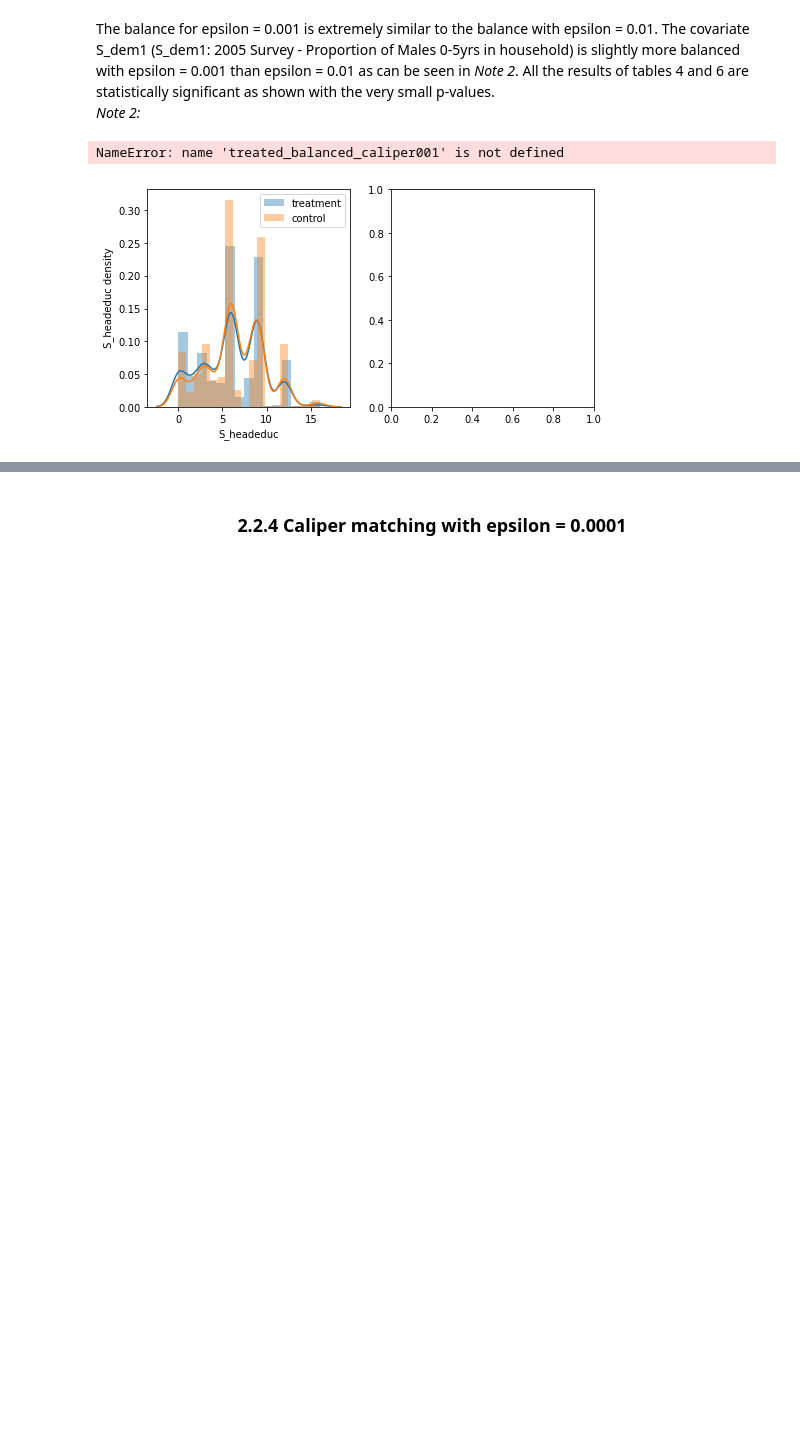
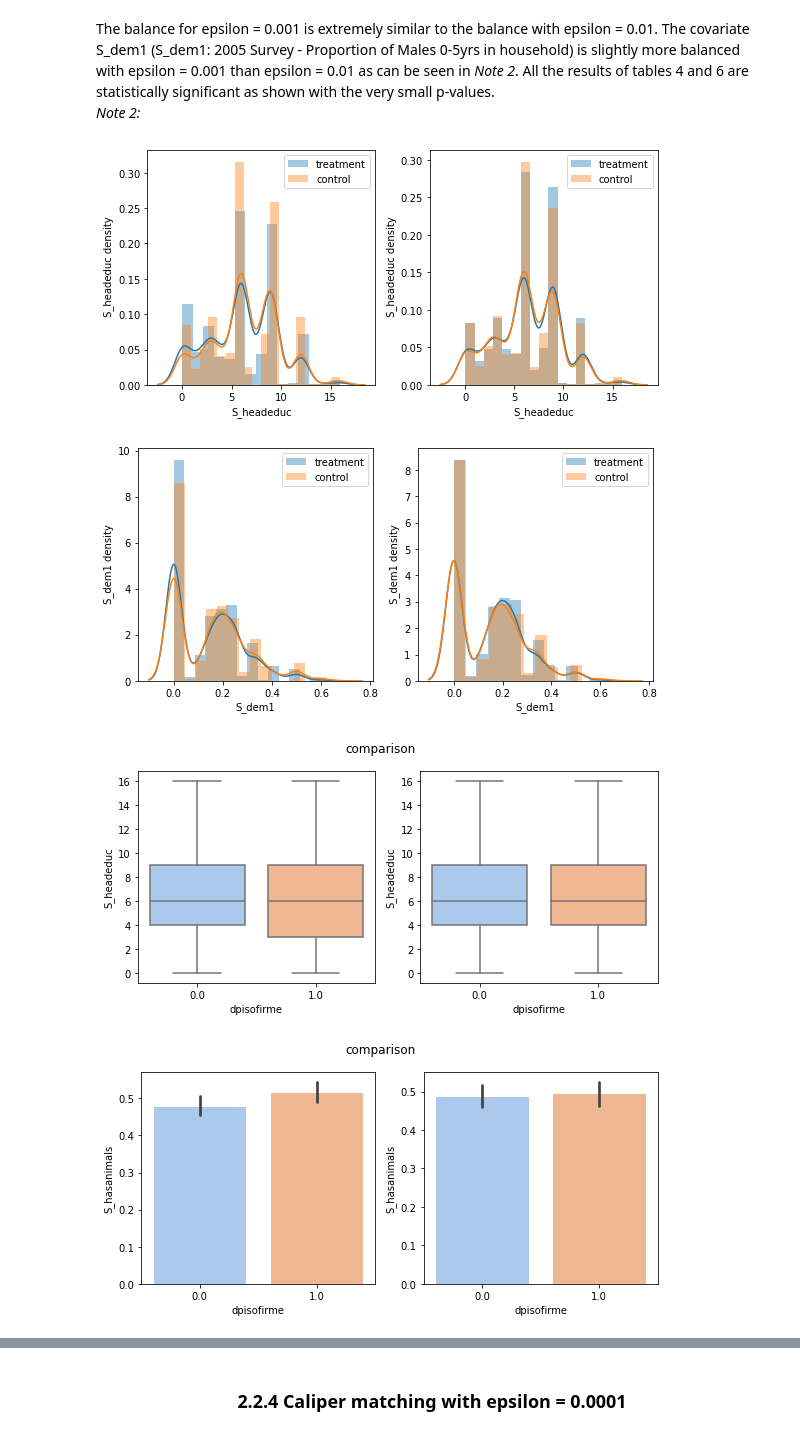
Before and after one commit to epfl-ada/ada-2020-project-milestone-p3-p3_bebibrus, a Jupyter notebook: notebook.ipynb, the cells around one changed output, grey strips where cells are left out. Drawn from its saved outputs; the diff is of its cells as text; code cells hidden in the pictures; blank space fills up the shorter version.

```diff
--- a/notebook.ipynb
+++ b/notebook.ipynb
@@ -719,51 +761,53 @@ sns.distplot(treated_balanced_caliper001["S_headeduc"].dropna(), ax=axes[1], lab
 sns.distplot(control_balanced_caliper001["S_headeduc"].dropna(), ax=axes[1], label="control")
 axes[1].set(xlabel="S_headeduc", ylabel=" S_headeduc density")
 axes[1].legend()
+fig1.tight_layout()
 
 
-fig2, axes = plt.subplots(1,3, figsize=(8,4))
+fig2, axes = plt.subplots(1,2, figsize=(8,4))
 sns.distplot(treated["S_dem1"].dropna(), ax=axes[0], label="treatment")
 sns.distplot(control["S_dem1"].dropna(), ax=axes[0], label="control")
 axes[0].set(xlabel="S_dem1", ylabel=" S_dem1 density")
 axes[0].legend()
-sns.distplot(treated_balanced_caliper01["S_dem1"].dropna(), ax=axes[1], label="treatment")
-sns.distplot(control_balanced_caliper01["S_dem1"].dropna(), ax=axes[1], label="control")
+sns.distplot(treated_balanced_caliper001["S_dem1"].dropna(), ax=axes[1], label="treatment")
+sns.distplot(control_balanced_caliper001["S_dem1"].dropna(), ax=axes[1], label="control")
 axes[1].set(xlabel="S_dem1", ylabel=" S_dem1 density")
 axes[1].legend()
-sns.distplot(treated_balanced_caliper001["S_dem1"].dropna(), ax=axes[2], label="treatment")
-sns.distplot(control_balanced_caliper001["S_dem1"].dropna(), ax=axes[2], label="control")
-axes[1].set(xlabel="S_dem1", ylabel=" S_dem1 density")
-axes[1].legend()
+fig2.tight_layout()
 
 
 figa, axes = plt.subplots(1,2, figsize=(8,4))
 with sns.axes_style("whitegrid"):
     sns.boxplot(data=household_data, x="dpisofirme", y="S_headeduc", ax = axes[0], palette="pastel")
     sns.boxplot(data=balanced_caliper001, x="dpisofirme", y="S_headeduc", ax = axes[1], palette="pastel")
 figa.suptitle("comparison")
 figa.tight_layout()
 
-figb, axes = plt.subplots(1,2, figsize=(4,10))
+
+figb, axes = plt.subplots(1,2, figsize=(8,4))
 with sns.axes_style("whitegrid"):
-    sns.boxplot(data=household_data, x="dpisofirme", y="S_hasanimals", ax = axes[0], palette="pastel")
-    sns.boxplot(data=balanced_caliper001, x="dpisofirme", y="S_hasanimals", ax = axes[1], palette="pastel")
+    sns.barplot(data=household_data, x="dpisofirme", y="S_hasanimals", ax = axes[0], palette="pastel")
+    sns.barplot(data=balanced_caliper001, x="dpisofirme", y="S_hasanimals", ax = axes[1], palette="pastel")
 figb.suptitle("comparison")
 figb.tight_layout()
 
 
-figc, axes = plt.subplots(1,2, figsize=(4,8))
+figc, axes = plt.subplots(1,2, figsize=(8,4))
 with sns.axes_style("whitegrid"):
-    sns.boxplot(data=household_data, x="dpisofirme", y="S_garbage", ax = axes[0], palette="pastel")
-    sns.boxplot(data=balanced_caliper001, x="dpisofirme", y="S_garbage", ax = axes[1], palette="pastel")
+    sns.barplot(data=household_data, x="dpisofirme", y="S_garbage", ax = axes[0], palette="pastel")
+    sns.barplot(data=balanced_caliper001, x="dpisofirme", y="S_garbage", ax = axes[1], palette="pastel")
 figc.suptitle("comparison")
 figc.tight_layout()
 
-figd, axes = plt.subplots(1,2, figsize=(4,8))
+
+figd, axes = plt.subplots(1,2, figsize=(8,4))
 with sns.axes_style("whitegrid"):
-    sns.boxplot(data=household_data, x="dpisofirme", y="S_milkprogram", ax = axes[0], palette="pastel")
-    sns.boxplot(data=balanced_caliper001, x="dpisofirme", y="S_milkprogram", ax = axes[1], palette="pastel")
+    sns.barplot(data=household_data, x="dpisofirme", y="S_milkprogram", ax = axes[0], palette="pastel")
+    sns.barplot(data=balanced_caliper001, x="dpisofirme", y="S_milkprogram", ax = axes[1], palette="pastel")
 figd.suptitle("comparison")
 figd.tight_layout()
 # %% [output]
-NameError: name 'treated_balanced_caliper001' is not defined
-[figure, old version]
+[figure, new version]
+[figure, added]
+[figure, added]
+[figure, added]
```
Also changed, not shown: parts of 13 cells of this notebook, 6 other files.
